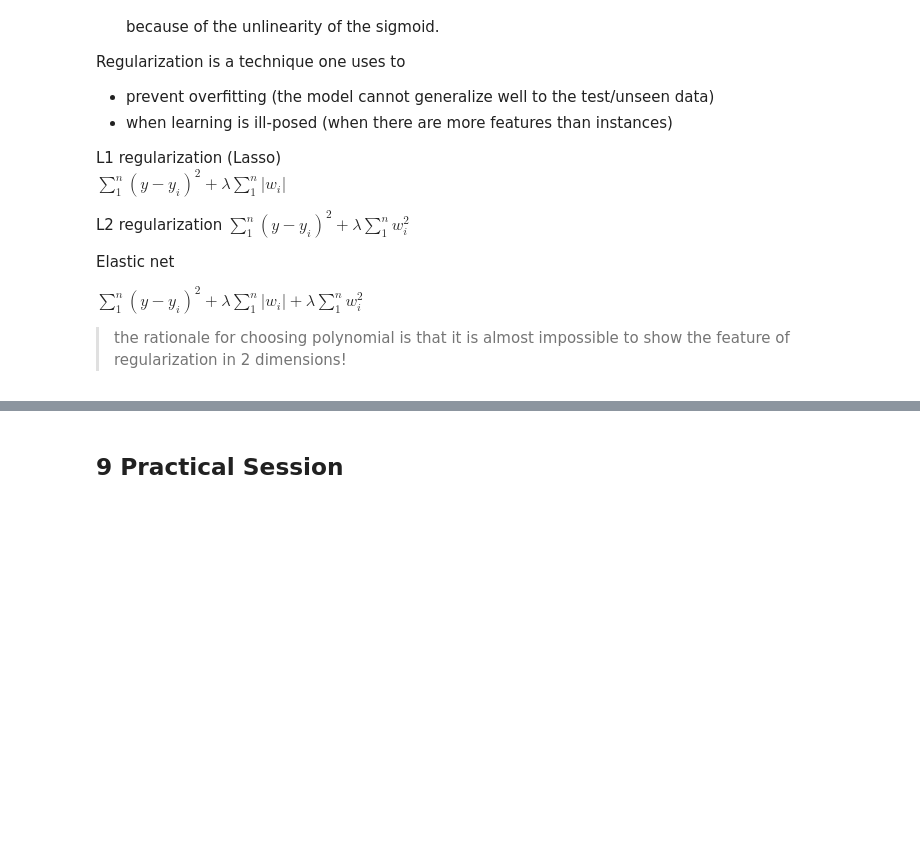
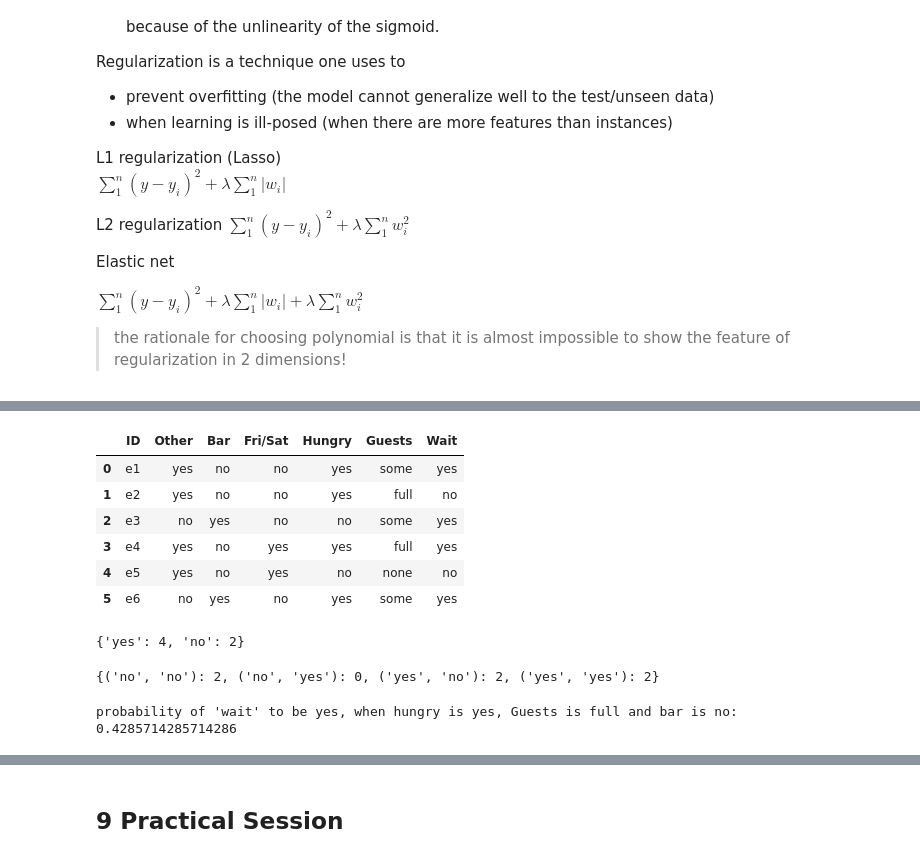
Before and after one commit to Spycsh/DataScienceNoteBooks, a Jupyter notebook: Revision of ID2214 Programming for Data Science.ipynb, the cells around one changed output, grey strips where cells are left out. Saved outputs shown, nothing was run; the diff lists cells and outputs as text; code cells hidden in the pictures; blank space fills up the shorter version.

```diff
--- a/Revision of ID2214 Programming for Data Science.ipynb
+++ b/Revision of ID2214 Programming for Data Science.ipynb
@@ -717,0 +753,26 @@ $\sum_1^n(y-y_i)^2 + \lambda\sum_1^n|w_i| + \lambda\sum_1^nw_i^2$
+# %%
+import pandas as pd
+dataframe = pd.DataFrame({"ID":["e1","e2","e3","e4","e5","e6"],
+                        "Other":["yes","yes","no","yes","yes","no"],
+                         "Bar":["no","no","yes","no","no","yes"],
+                         "Fri/Sat":["no","no","no","yes","yes","no"],
+                        "Hungry":["yes","yes","no","yes","no", "yes"],
+                        "Guests":["some","full","some","full","none","some"],
+                        "Wait":["yes","no","yes","yes","no","yes"]})
+display(dataframe)
+# %% [output]
+|  | ID | Other | Bar | Fri/Sat | Hungry | Guests | Wait |
+| 0 | e1 | yes | no | no | yes | some | yes |
+| 1 | e2 | yes | no | no | yes | full | no |
+| 2 | e3 | no | yes | no | no | some | yes |
+| 3 | e4 | yes | no | yes | yes | full | yes |
+| 4 | e5 | yes | no | yes | no | none | no |
+| 5 | e6 | no | yes | no | yes | some | yes |
+# %%
+df = dataframe.copy()
+df["Wait"] = df["Wait"].astype("category")
+display(df["Wait"].value_counts().to_dict())
+display(df.groupby(["Wait","Bar"]).size().to_dict())
+# %% [output]
+{'yes': 4, 'no': 2}
+{('no', 'no'): 2, ('no', 'yes'): 0, ('yes', 'no'): 2, ('yes', 'yes'): 2}
@@ -717,0 +798,44 @@ $\sum_1^n(y-y_i)^2 + \lambda\sum_1^n|w_i| + \lambda\sum_1^nw_i^2$
+# %%
+# predict
+# want to know the probability of "wait" to be "yes" when
+# following conditions are true
+# "hungry" : "yes"
+# "Guests" : "full"
+# "Bar" : "no"
+feature_class_value_counts, feature_class_counts = fit(df)
+prediction_df = pd.DataFrame({"Wait":['yes'],
+                              "Hungry":["yes"],
+                              "Guests":["full"],
+                             "Bar":["no"]})
+# display(prediction_df)
+
+# display(feature_class_counts)
+wait_class = prediction_df["Wait"][0] # wait yes
+
+
+
+prob_wait_class = feature_class_counts[wait_class] / sum(feature_class_counts.values())
+
+prob_nominator = prob_wait_class
+
+prediction_df.drop(columns="Wait", inplace=True)
+for i in prediction_df.columns:
+    prob_nominator *= feature_class_value_counts[i][(wait_class, prediction_df[i][0])] / feature_class_counts[wait_class]
+
+# display(feature_class_value_counts)
+
+prob_denominator = 0
+
+for c in feature_class_counts.keys():  # yes, no
+    prob_denominator_class = feature_class_counts[c] / sum(feature_class_counts.values())
+    for i in prediction_df.columns:  # "Hungry"...
+        prob_denominator_class *= feature_class_value_counts[i][(c,prediction_df[i][0])] / feature_class_counts[c]
+
+    prob_denominator += prob_denominator_class
+
+print("probability of 'wait' to be yes, when hungry is yes, Guests is full and bar is no:")
+prob_res = prob_nominator / prob_denominator
+print(prob_res)
+# %% [output]
+probability of 'wait' to be yes, when hungry is yes, Guests is full and bar is no:
+0.4285714285714286
```
Also changed, not shown: parts of 10 cells of this notebook.
